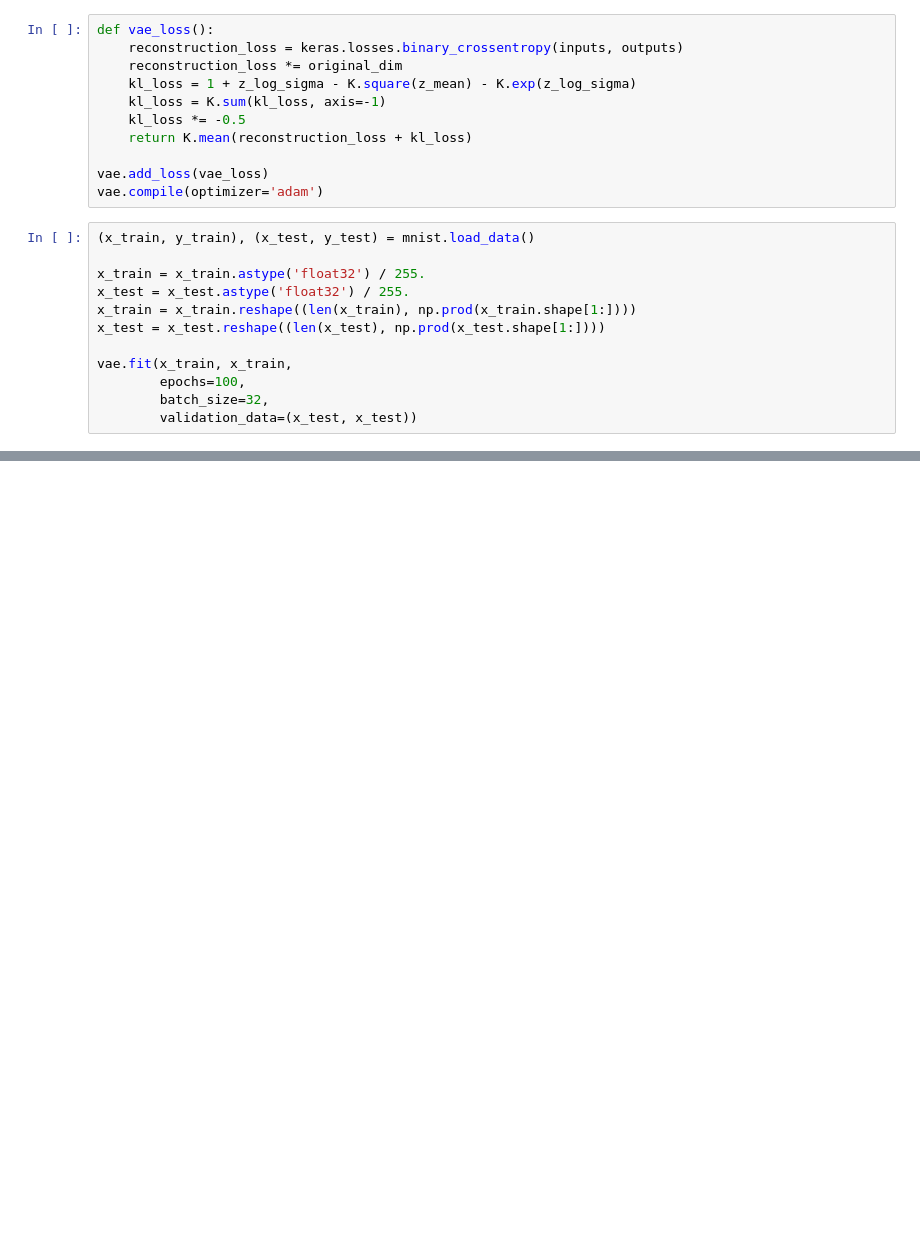
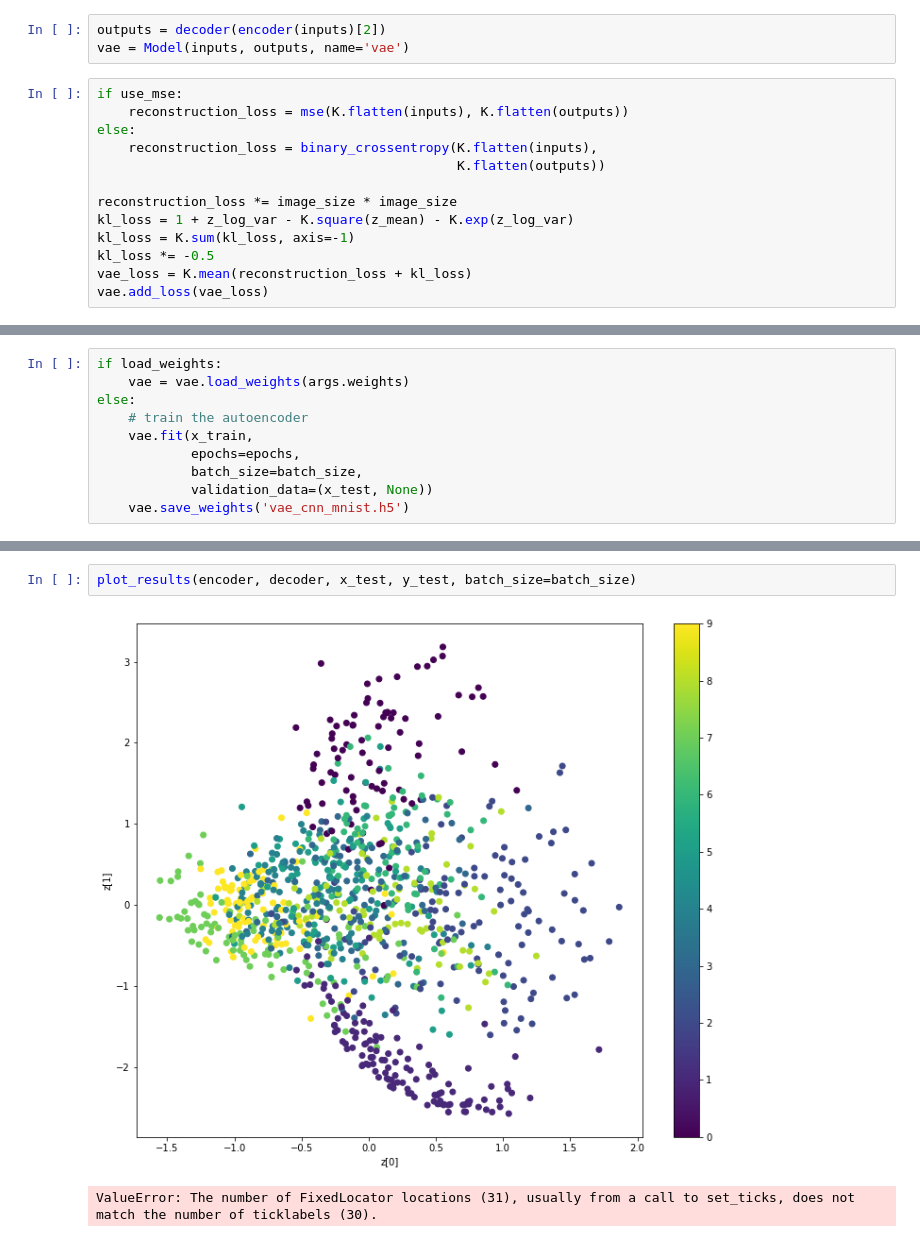
Before and after one commit to YaroslavRy/VoiceVAE, a Jupyter notebook: notebooks/ImageVAE.ipynb, the cells around one changed output, grey strips where cells are left out. Cells and saved outputs as stored; diff of their text form; blank space fills up the shorter version.

```diff
--- a/notebooks/ImageVAE.ipynb
+++ b/notebooks/ImageVAE.ipynb
@@ -74,23 +194,16 @@ ValueError: Input 0 of layer up_sampling2d_1 is incompatible with the layer: exp
+# %%
+outputs = decoder(encoder(inputs)[2])
+vae = Model(inputs, outputs, name='vae')
 # %%
-def vae_loss():
-    reconstruction_loss = keras.losses.binary_crossentropy(inputs, outputs)
-    reconstruction_loss *= original_dim
-    kl_loss = 1 + z_log_sigma - K.square(z_mean) - K.exp(z_log_sigma)
-    kl_loss = K.sum(kl_loss, axis=-1)
-    kl_loss *= -0.5
-    return K.mean(reconstruction_loss + kl_loss)
+if use_mse:
+    reconstruction_loss = mse(K.flatten(inputs), K.flatten(outputs))
+else:
+    reconstruction_loss = binary_crossentropy(K.flatten(inputs),
+                                              K.flatten(outputs))
 
+reconstruction_loss *= image_size * image_size
+kl_loss = 1 + z_log_var - K.square(z_mean) - K.exp(z_log_var)
+kl_loss = K.sum(kl_loss, axis=-1)
+kl_loss *= -0.5
+vae_loss = K.mean(reconstruction_loss + kl_loss)
 vae.add_loss(vae_loss)
-vae.compile(optimizer='adam')
-# %%
-(x_train, y_train), (x_test, y_test) = mnist.load_data()
-
-x_train = x_train.astype('float32') / 255.
-x_test = x_test.astype('float32') / 255.
-x_train = x_train.reshape((len(x_train), np.prod(x_train.shape[1:])))
-x_test = x_test.reshape((len(x_test), np.prod(x_test.shape[1:])))
-
-vae.fit(x_train, x_train,
-        epochs=100,
-        batch_size=32,
-        validation_data=(x_test, x_test))
@@ -138,0 +231,10 @@ ________________________________________________________________________________
+# %%
+if load_weights:
+    vae = vae.load_weights(args.weights)
+else:
+    # train the autoencoder
+    vae.fit(x_train,
+            epochs=epochs,
+            batch_size=batch_size,
+            validation_data=(x_test, None))
+    vae.save_weights('vae_cnn_mnist.h5')
@@ -138,0 +250,5 @@ ________________________________________________________________________________
+# %%
+plot_results(encoder, decoder, x_test, y_test, batch_size=batch_size)
+# %% [output]
+[figure, added]
+ValueError: The number of FixedLocator locations (31), usually from a call to set_ticks, does not match the number of ticklabels (30).
```
Also changed, not shown: parts of 19 cells of this notebook.
